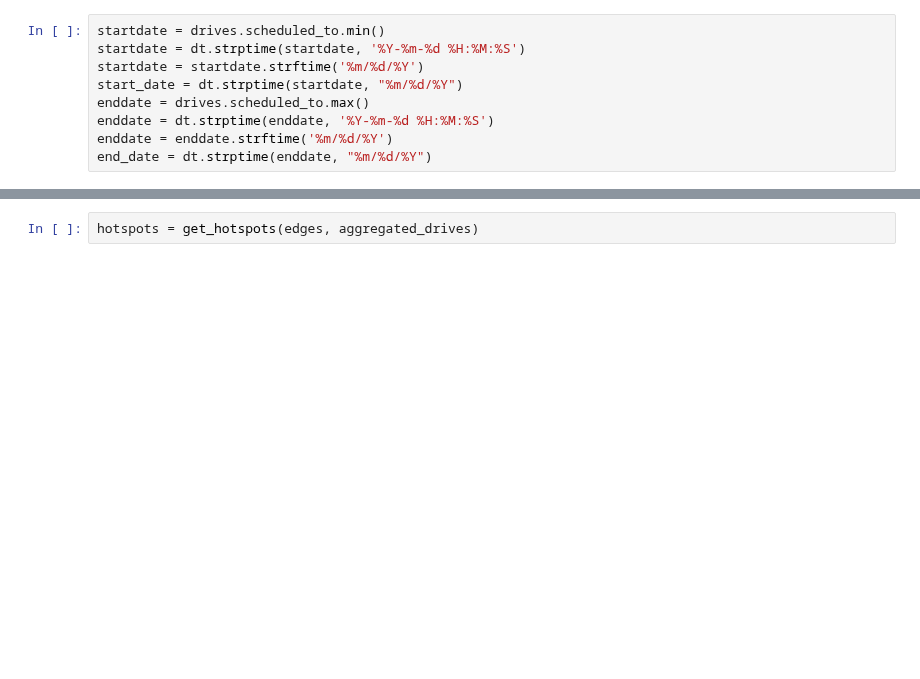
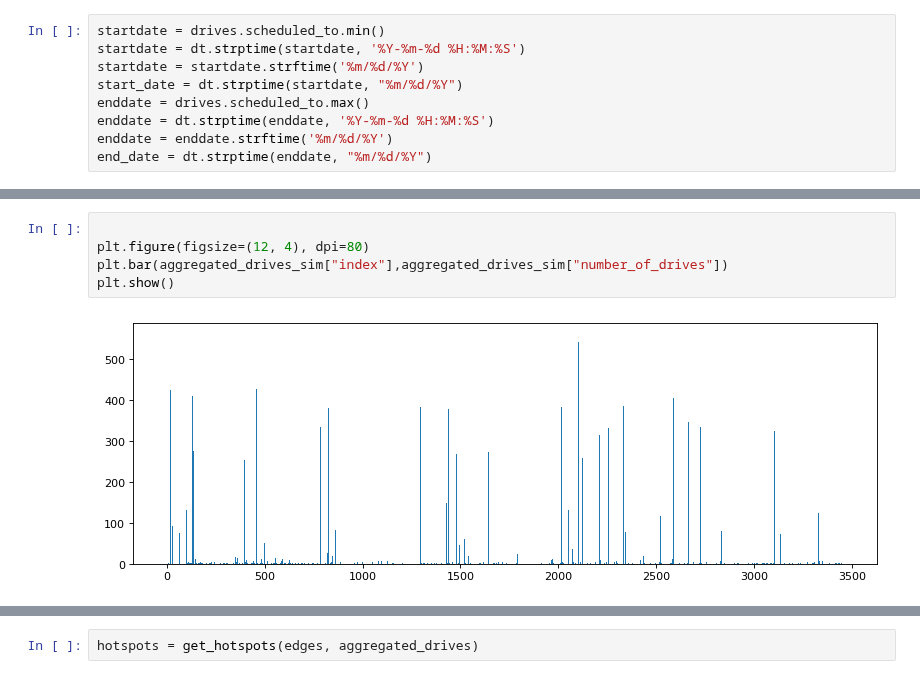
Before and after one commit to Lukas-Dierkes/vehicle-stream-team-project, a Jupyter notebook: vehicle_stream_pipeline/playground.ipynb, the cells around one changed output, grey strips where cells are left out. Drawn from its saved outputs; the diff is of its cells as text; blank space fills up the shorter version.

```diff
--- a/vehicle_stream_pipeline/playground.ipynb
+++ b/vehicle_stream_pipeline/playground.ipynb
@@ -50,0 +101,7 @@ graph = calculate_graph(aggregated_drives)
+# %%
+
+plt.figure(figsize=(12, 4), dpi=80)
+plt.bar(aggregated_drives_sim["index"],aggregated_drives_sim["number_of_drives"])
+plt.show()
+# %% [output]
+[figure, added]
```
Also changed, not shown: parts of 25 cells of this notebook, 2 other files.
